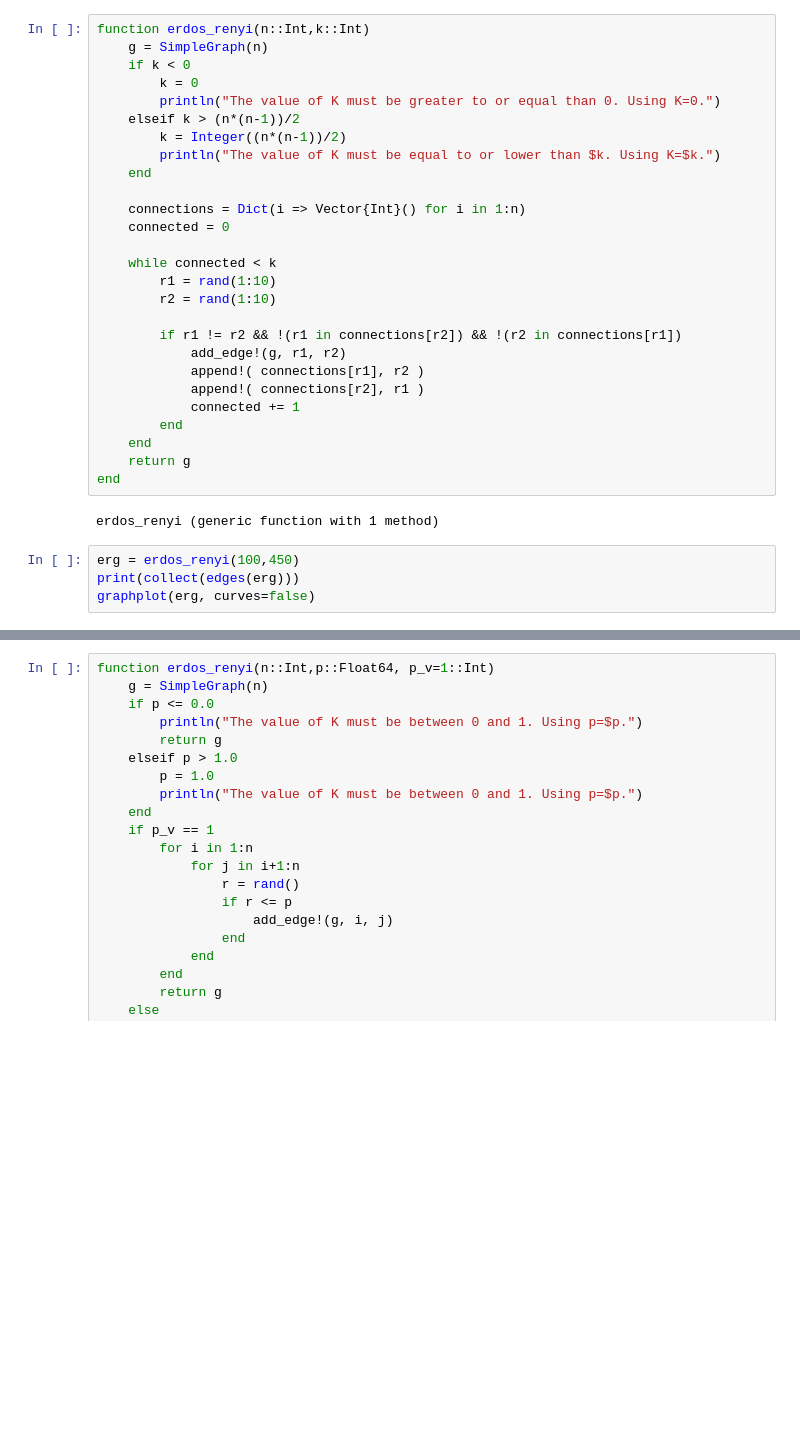
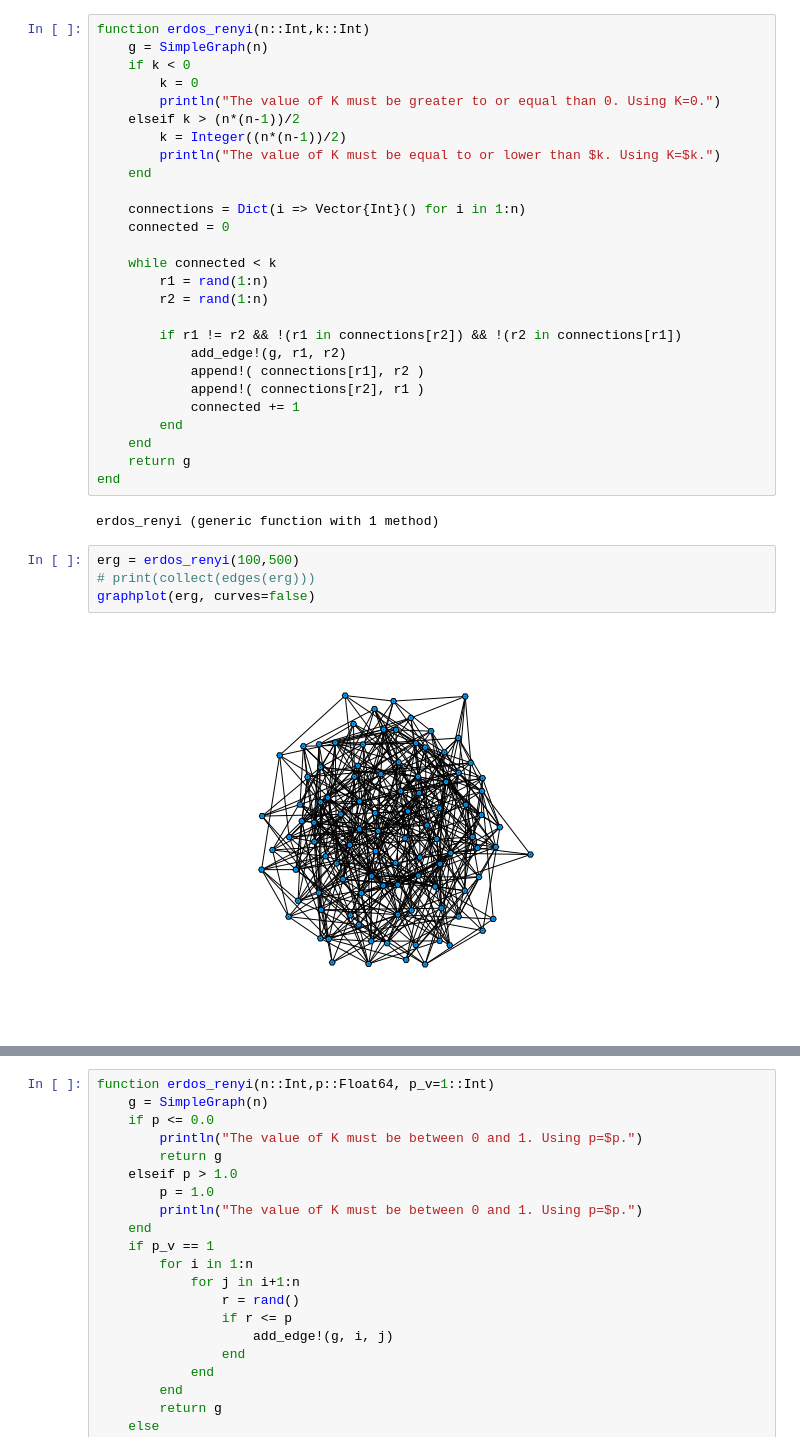
Before and after one commit to MarioROT/CN-MAI, a Jupyter notebook: Assignment 2/PruebasA2.ipynb, the cells around one changed output, grey strips where cells are left out. Cells and saved outputs as stored; diff of their text form; blank space fills up the shorter version.

```diff
--- a/Assignment 2/PruebasA2.ipynb
+++ b/Assignment 2/PruebasA2.ipynb
@@ -22,8 +22,8 @@ function erdos_renyi(n::Int,k::Int)
     connected = 0
 
     while connected < k
-        r1 = rand(1:10)
-        r2 = rand(1:10)
+        r1 = rand(1:n)
+        r2 = rand(1:n)
 
         if r1 != r2 && !(r1 in connections[r2]) && !(r2 in connections[r1])
             add_edge!(g, r1, r2)
@@ -37,6 +37,8 @@ end
 # %% [output]
 erdos_renyi (generic function with 1 method)
 # %%
-erg = erdos_renyi(100,450)
-print(collect(edges(erg)))
+erg = erdos_renyi(100,500)
+# print(collect(edges(erg)))
 graphplot(erg, curves=false)
+# %% [output]
+[figure, added]
```
Also changed, not shown: parts of 1 cell of this notebook, 3 other files.
